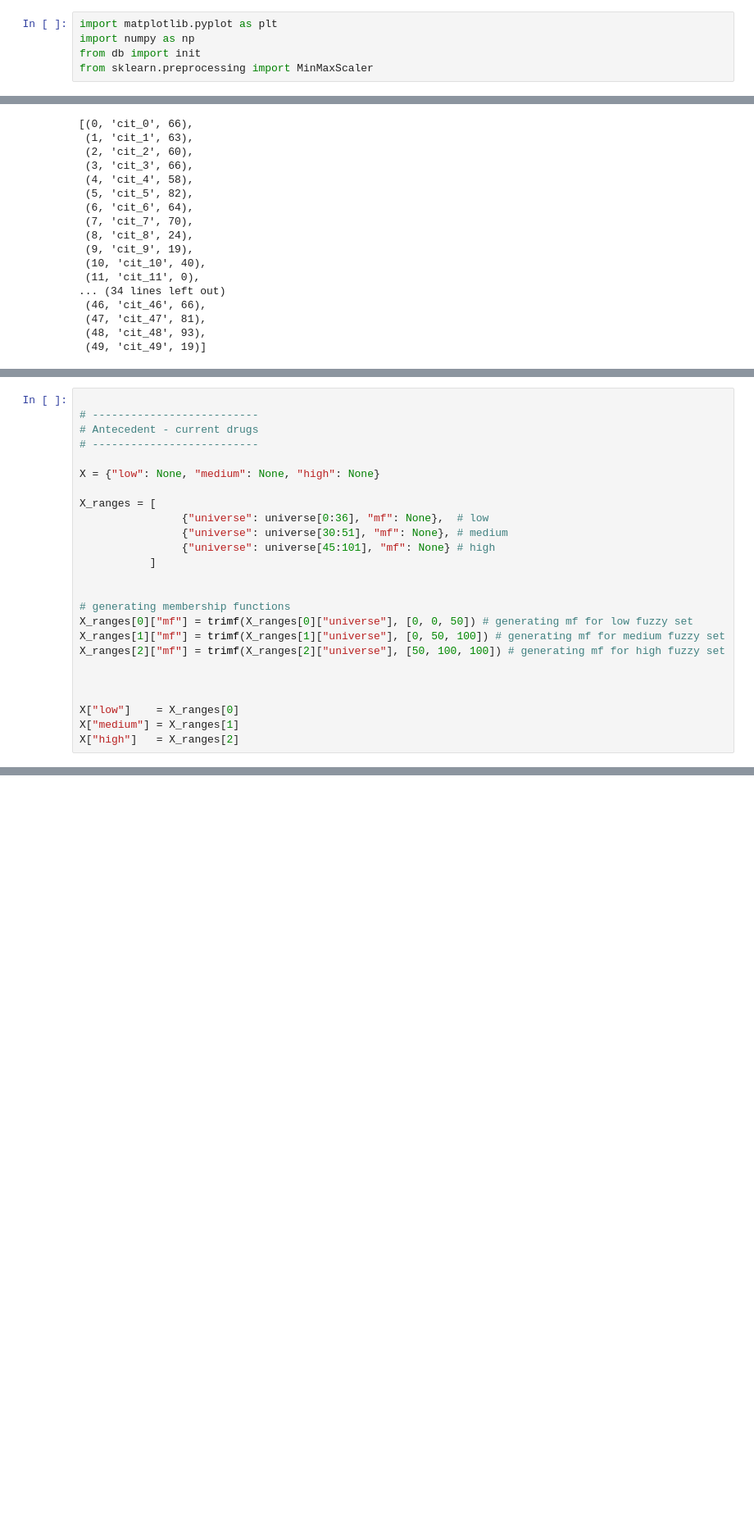
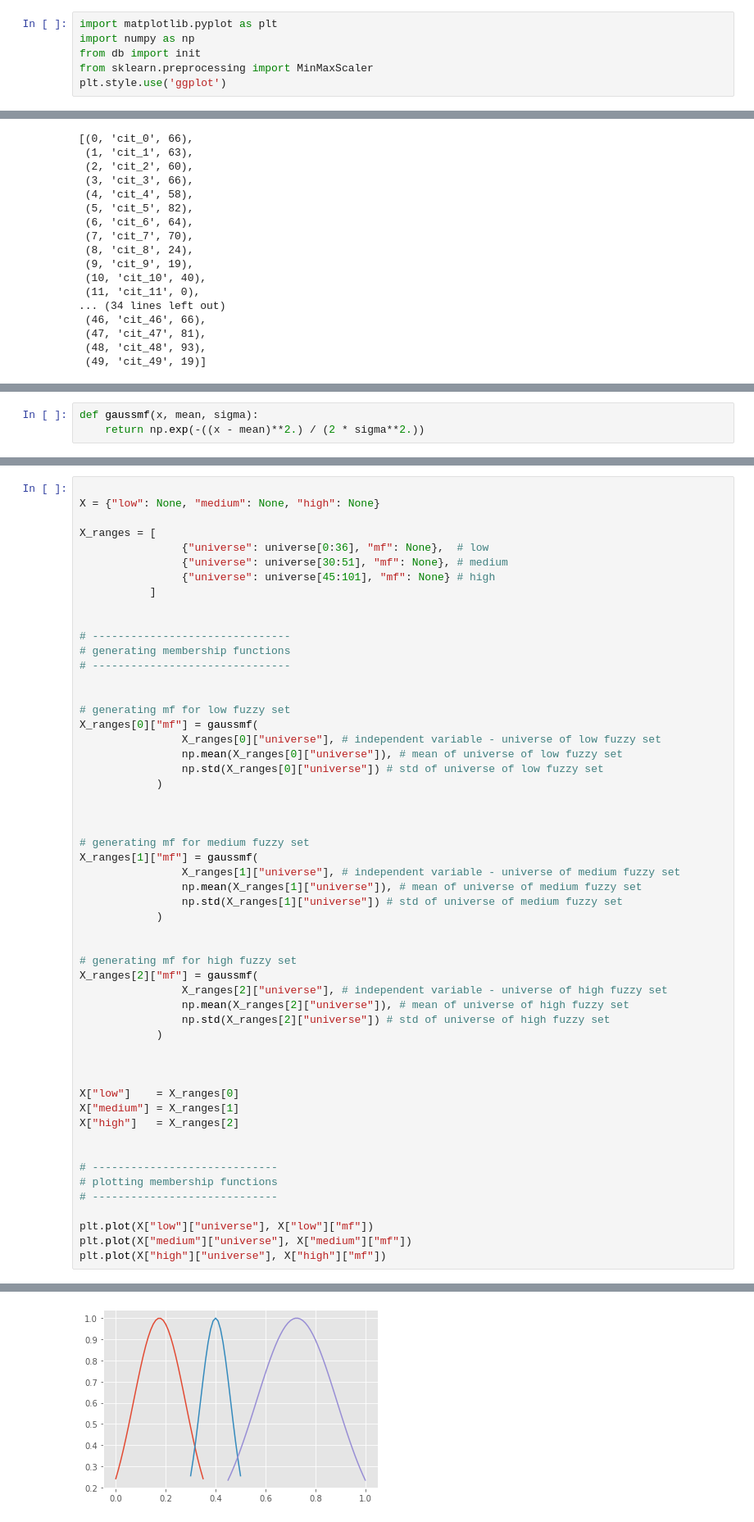
Before and after one commit to wildonion/fuzzy-drug-store, a Jupyter notebook: app.ipynb, the cells around one changed output, grey strips where cells are left out. Shown: that part at 82% size. Cells and saved outputs as stored; diff of their text form; blank space fills up the shorter version.

Commit message:
fix plotting bug and add Gauss membership function

```diff
--- a/app.ipynb
+++ b/app.ipynb
@@ -5,3 +7,4 @@ import matplotlib.pyplot as plt
 import numpy as np
 from db import init
 from sklearn.preprocessing import MinMaxScaler
+plt.style.use('ggplot')
@@ -69,0 +54,3 @@ def trimf(x, abc):
+# %%
+def gaussmf(x, mean, sigma):
+    return np.exp(-((x - mean)**2.) / (2 * sigma**2.))
@@ -88,8 +65,4 @@ array([0.45, 0.46, 0.47, 0.48, 0.49, 0.5 , 0.51, 0.52, 0.53, 0.54, 0.55,
 # %%
-
-# --------------------------
-# Antecedent - current drugs
-# --------------------------
 
 X = {"low": None, "medium": None, "high": None}
 
@@ -100,13 +73,47 @@ X_ranges = [
            ]
 
 
+# -------------------------------
 # generating membership functions
-X_ranges[0]["mf"] = trimf(X_ranges[0]["universe"], [0, 0, 50]) # generating mf for low fuzzy set
-X_ranges[1]["mf"] = trimf(X_ranges[1]["universe"], [0, 50, 100]) # generating mf for medium fuzzy set
-X_ranges[2]["mf"] = trimf(X_ranges[2]["universe"], [50, 100, 100]) # generating mf for high fuzzy set
+# -------------------------------
+
+
+# generating mf for low fuzzy set
+X_ranges[0]["mf"] = gaussmf(
+                X_ranges[0]["universe"], # independent variable - universe of low fuzzy set
+                np.mean(X_ranges[0]["universe"]), # mean of universe of low fuzzy set
+                np.std(X_ranges[0]["universe"]) # std of universe of low fuzzy set
+            )
+
+
+
+# generating mf for medium fuzzy set
+X_ranges[1]["mf"] = gaussmf(
+                X_ranges[1]["universe"], # independent variable - universe of medium fuzzy set
+                np.mean(X_ranges[1]["universe"]), # mean of universe of medium fuzzy set
+                np.std(X_ranges[1]["universe"]) # std of universe of medium fuzzy set
+            )
+
+
+# generating mf for high fuzzy set
+X_ranges[2]["mf"] = gaussmf(
+                X_ranges[2]["universe"], # independent variable - universe of high fuzzy set
+                np.mean(X_ranges[2]["universe"]), # mean of universe of high fuzzy set
+                np.std(X_ranges[2]["universe"]) # std of universe of high fuzzy set
+            )
 
 
 
 X["low"]    = X_ranges[0]
 X["medium"] = X_ranges[1]
 X["high"]   = X_ranges[2]
+
+
+# -----------------------------
+# plotting membership functions
+# -----------------------------
+
+plt.plot(X["low"]["universe"], X["low"]["mf"])
+plt.plot(X["medium"]["universe"], X["medium"]["mf"])
+plt.plot(X["high"]["universe"], X["high"]["mf"])
+# %% [output]
@@ -112,0 +121 @@ X["high"]   = X_ranges[2]
+[figure, added]
```
Also changed, not shown: parts of 24 cells of this notebook.
